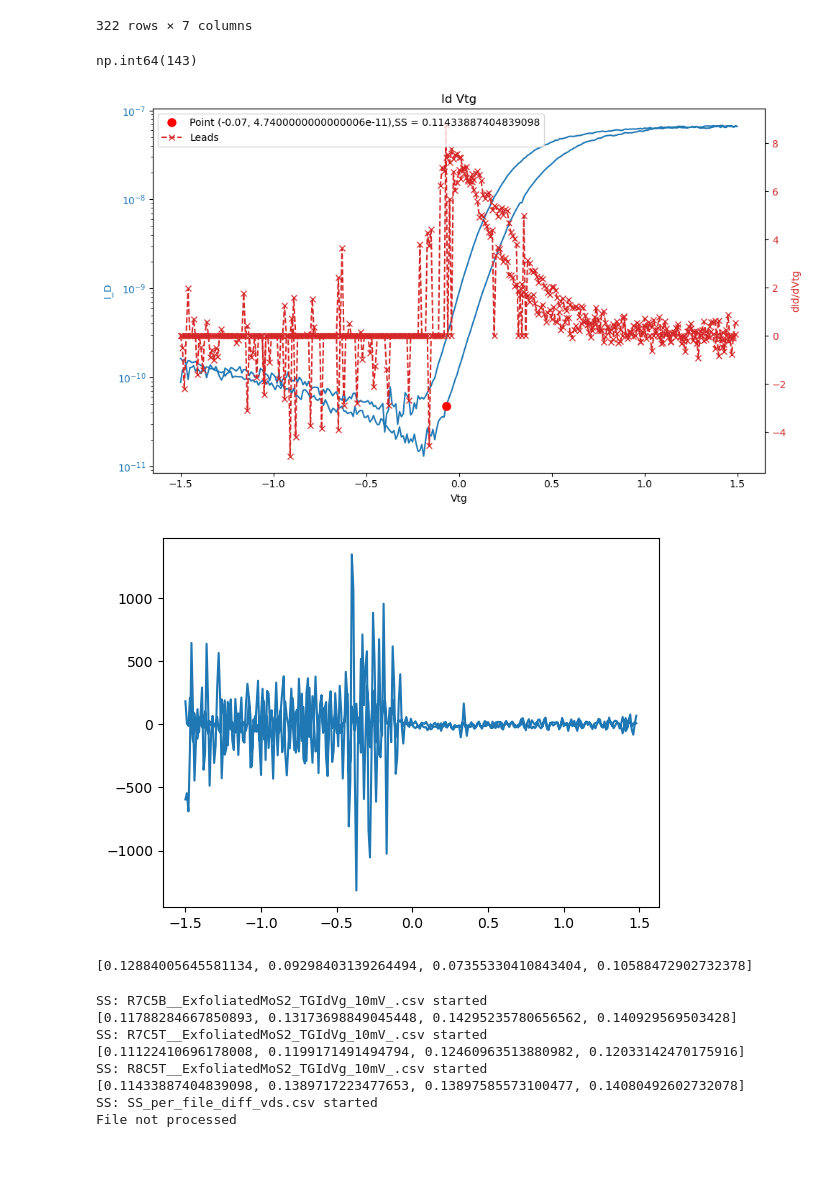
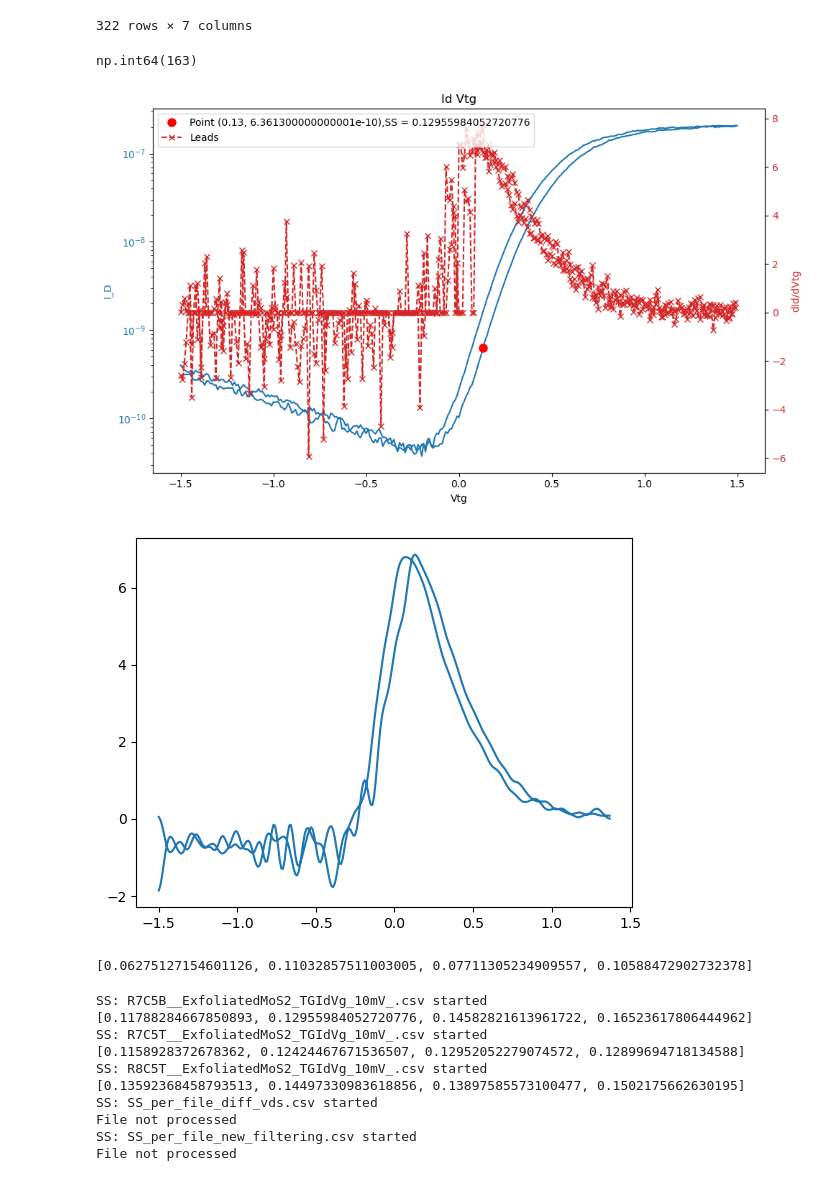
Before and after one commit to Integralophie/MoS2_data_cleaning, a Jupyter notebook: data_cleaning_IdVtg_10mV.ipynb, the cells around one changed output. Saved outputs shown, nothing was run; the diff lists cells and outputs as text; code cells hidden in the pictures.

Commit message:
smoothed dIdVg to find the exact point outside of noise

```diff
--- a/data_cleaning_IdVtg_10mV.ipynb
+++ b/data_cleaning_IdVtg_10mV.ipynb
@@ -10,7 +10,7 @@ from scipy.ndimage import gaussian_filter1d
 # %% [markdown]
 Run the first cell to initial the notebook. Edit the directory path in the next cell. The third last cell is for sorting and saving `csv` files for origin. The second last and last cell are for SS calculation.
 # %%
-directory_path ="C:\\Users\\sophi\\Box\\MoS2Project\\2025-11-18-10mVExamples"  # Replace with your directory path
+directory_path ="C:\\Users\\sophi\\Box\\MoS2Project\\Previous\\2025-11-18-10mVExamples"  # Replace with your directory path
 if not os.path.isdir(f'{directory_path}\sorted'):
     os.mkdir(f'{directory_path}\sorted')
 file_list = []
@@ -19,7 +19,7 @@ for filename in os.listdir(directory_path):
     if os.path.isfile(file_path):
         file_list.append(file_path)
 # %%
-filename = file_list[2]
+filename = file_list[0]
 
 df  = pd.read_csv(filename, skiprows=256)
 df.drop(df.columns[0], axis=1, inplace=True)
@@ -266,7 +266,7 @@ filtered_df
 322 rows × 7 columns
 # %%
 Vtg = filtered_df.index.to_numpy()
-Id_sample = filtered_df['Id, V_D = 0.1'].to_numpy()
+Id_sample = filtered_df['Id, V_D = 0.4'].to_numpy()
 # %%
 def find_first_Id_above_threshold(data_list, threshold):
     try:
@@ -278,18 +278,21 @@ sigma = 0.1 # Standard deviation of the Gaussian kernel
 smoothed_Id = gaussian_filter1d(Id_sample, sigma)
 # %%
 dIdVg = np.gradient(np.log10(smoothed_Id),Vtg)
+smoothed_dIdVg = gaussian_filter1d(dIdVg, 3)
+
 ddIdVg = np.gradient(dIdVg,Vtg)
 # Enumerate through the array
 for index, value in enumerate(ddIdVg):
     diff = value - ddIdVg[index - 1]
-    if abs(value) >= 50:
+    if abs(value) >= 100:
         dIdVg[index] = 0
+        # pass
 
-max_index = np.nanargmax(dIdVg)
+max_index = np.nanargmax(smoothed_dIdVg)
 
 max_index
 # %% [output]
-np.int64(143)
+np.int64(163)
 # %%
 
 
@@ -304,7 +307,7 @@ ax1.set_ylabel('I_D', color=color)
 ax1.plot(Vtg,smoothed_Id)
 ax1.tick_params(axis='y', labelcolor=color)
 ax1.set_yscale('log')
-ax1.plot(Vtg[max_index], smoothed_Id[max_index], 'o', markersize=8, color='red', label=f'Point ({Vtg[max_index]}, {smoothed_Id[max_index]}),SS = {1/max(dIdVg)}')
+ax1.plot(Vtg[max_index], smoothed_Id[max_index], 'o', markersize=8, color='red', label=f'Point ({Vtg[max_index]}, {smoothed_Id[max_index]}),SS = {1/dIdVg[max_index]}')
 
 
 # Create a second set of axes that shares the same x-axis
@@ -328,15 +331,17 @@ ax2.legend(lines_1 + lines_2, labels_1 + labels_2, loc='upper left')
 
 plt.show()
 # %% [output]
-[figure, old version]
+[figure, new version]
 # %%
 dIdVg = np.gradient(np.log10(smoothed_Id),Vtg)
+
+smoothed_dIdVg = gaussian_filter1d(dIdVg, 3)
 ddIdVg = np.gradient(dIdVg,Vtg)
-plt.plot(Vtg,ddIdVg)
-# plt.ylim([-100,100])
+plt.plot(Vtg,smoothed_dIdVg)
+#plt.ylim([-10000,10000])
 plt.show()
 # %% [output]
-[figure, old version]
+[figure, new version]
 # %%
 Id_0p1 = filtered_df['Id, V_D = 0.1'].to_numpy()
 Id_0p4 = filtered_df['Id, V_D = 0.4'].to_numpy()
@@ -355,7 +360,7 @@ for Id in [Id_0p1,Id_0p4,Id_0p7,Id_1p0]:
 
 print(SS_4)
 # %% [output]
-[0.12884005645581134, 0.09298403139264494, 0.07355330410843404, 0.10588472902732378]
+[0.06275127154601126, 0.11032857511003005, 0.07711305234909557, 0.10588472902732378]
 # %%
 SS = 1/max(dIdVg)
 Vtg_ss = Vtg[np.nanargmax(dIdVg)]
@@ -399,13 +408,15 @@ for file in file_list:
     SS_1p0.append(SS_4[3])
 # %% [output]
 SS: R7C5B__ExfoliatedMoS2_TGIdVg_10mV_.csv started
-[0.11788284667850893, 0.13173698849045448, 0.14295235780656562, 0.140929569503428]
+[0.11788284667850893, 0.12955984052720776, 0.14582821613961722, 0.16523617806444962]
 SS: R7C5T__ExfoliatedMoS2_TGIdVg_10mV_.csv started
-[0.11122410696178008, 0.1199171491494794, 0.12460963513880982, 0.12033142470175916]
+[0.1158928372678362, 0.12424467671536507, 0.12952052279074572, 0.12899694718134588]
 SS: R8C5T__ExfoliatedMoS2_TGIdVg_10mV_.csv started
-[0.11433887404839098, 0.1389717223477653, 0.13897585573100477, 0.14080492602732078]
+[0.13592368458793513, 0.14497330983618856, 0.13897585573100477, 0.1502175662630195]
 SS: SS_per_file_diff_vds.csv started
 File not processed
+SS: SS_per_file_new_filtering.csv started
+File not processed
 # %%
 # For SS calculation & saving files for 15 mV
 
```
Also changed, not shown: parts of 10 cells of this notebook, 1 other file.
